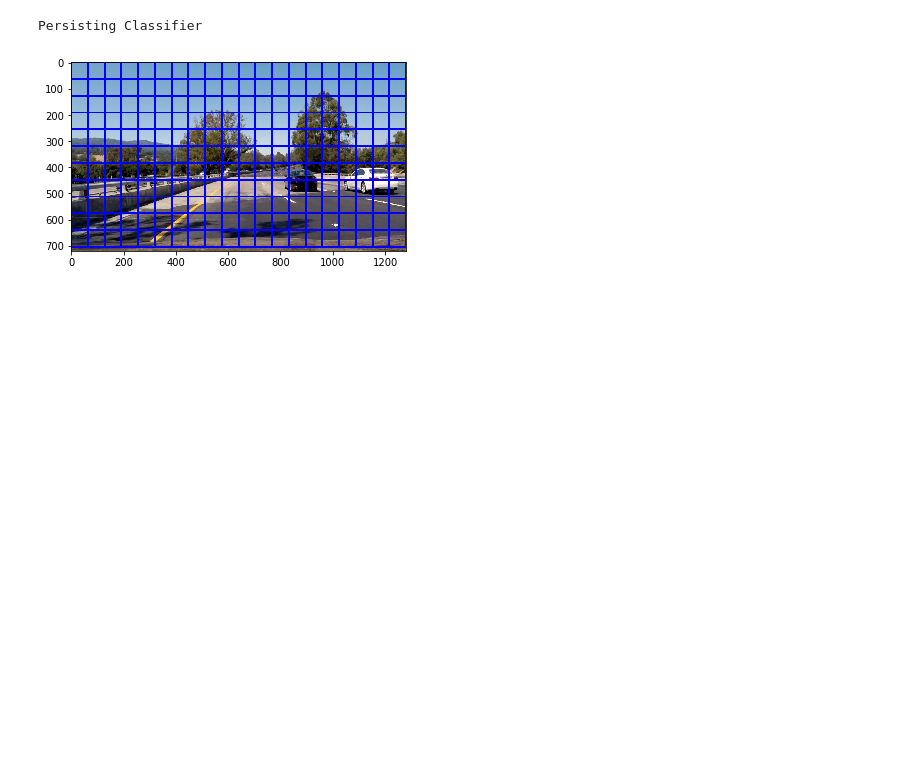
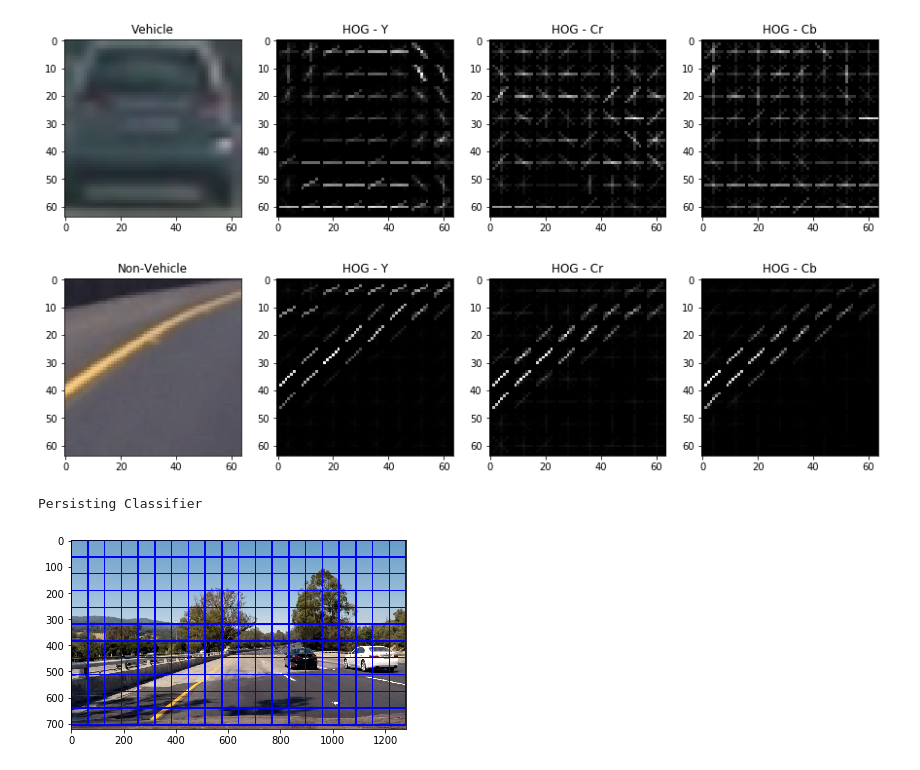
Before and after one commit to duvitech/CarND-Vehicle-Detection, a Jupyter notebook: building_pipeline.ipynb, the cells around one changed output. Saved outputs shown, nothing was run; the diff lists cells and outputs as text; code cells hidden in the pictures; blank space fills up the shorter version.

```diff
--- a/building_pipeline.ipynb
+++ b/building_pipeline.ipynb
@@ -534,3 +455,14 @@ For these 10 labels:  [ 0.  0.  1.  0.  1.  1.  0.  1.  0.  0.]
+# %%
+
+# visualize hog
+temp = draw_hog_examples(cars[10], 'Vehicle')
+temp.savefig('./output_images/vis_hog_car.jpg')
+
+temp = draw_hog_examples(notcars[10], 'Non-Vehicle')
+temp.savefig('./output_images/vis_hog_notcar.jpg')
+# %% [output]
+[figure, added]
+[figure, added]
 # %%
 # save the trained data
 print('Persisting Classifier')
```
Also changed, not shown: parts of 11 cells of this notebook, 11 other files.
